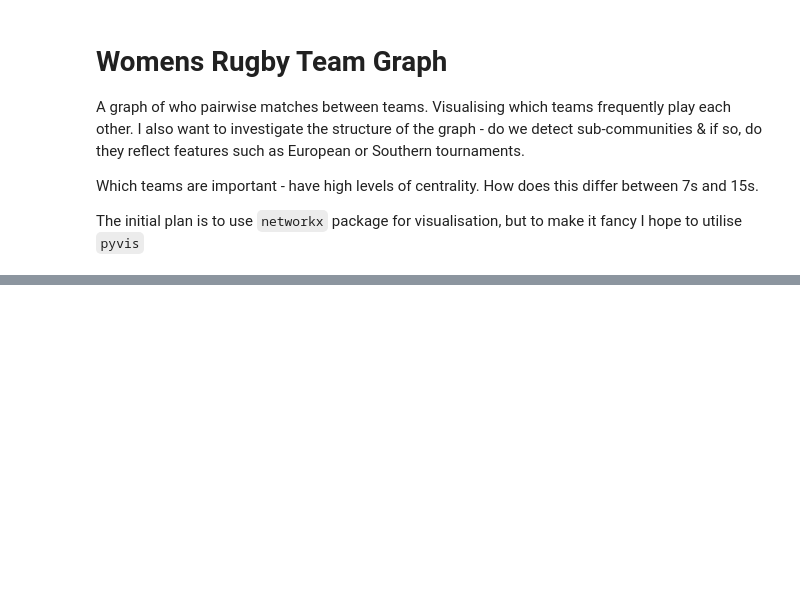
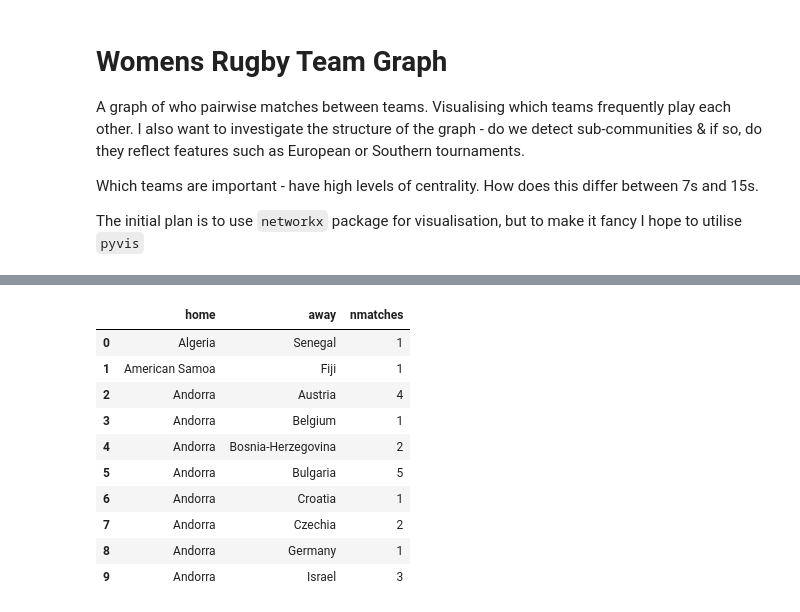
Before and after one commit to jtsiddons/TidyTuesday, a Jupyter notebook: 2022-05-24/graph.ipynb, the cells around one changed output, grey strips where cells are left out. Saved outputs shown, nothing was run; the diff lists cells and outputs as text; code cells hidden in the pictures; blank space fills up the shorter version.

```diff
--- a/2022-05-24/graph.ipynb
+++ b/2022-05-24/graph.ipynb
@@ -44,0 +48,15 @@ Plan for contstructing $\hat{A}$.
+# %%
+matches = df7s[["team_1", "team_2"]].groupby(["team_1", "team_2"]).size().reset_index().rename(columns={"team_1": "home", "team_2": "away",0:"nmatches"})
+matches.head(10)
+# %% [output]
+|  | home | away | nmatches |
+| 0 | Algeria | Senegal | 1 |
+| 1 | American Samoa | Fiji | 1 |
+| 2 | Andorra | Austria | 4 |
+| 3 | Andorra | Belgium | 1 |
+| 4 | Andorra | Bosnia-Herzegovina | 2 |
+| 5 | Andorra | Bulgaria | 5 |
+| 6 | Andorra | Croatia | 1 |
+| 7 | Andorra | Czechia | 2 |
+| 8 | Andorra | Germany | 1 |
+| 9 | Andorra | Israel | 3 |
```
Also changed, not shown: parts of 14 cells of this notebook.
